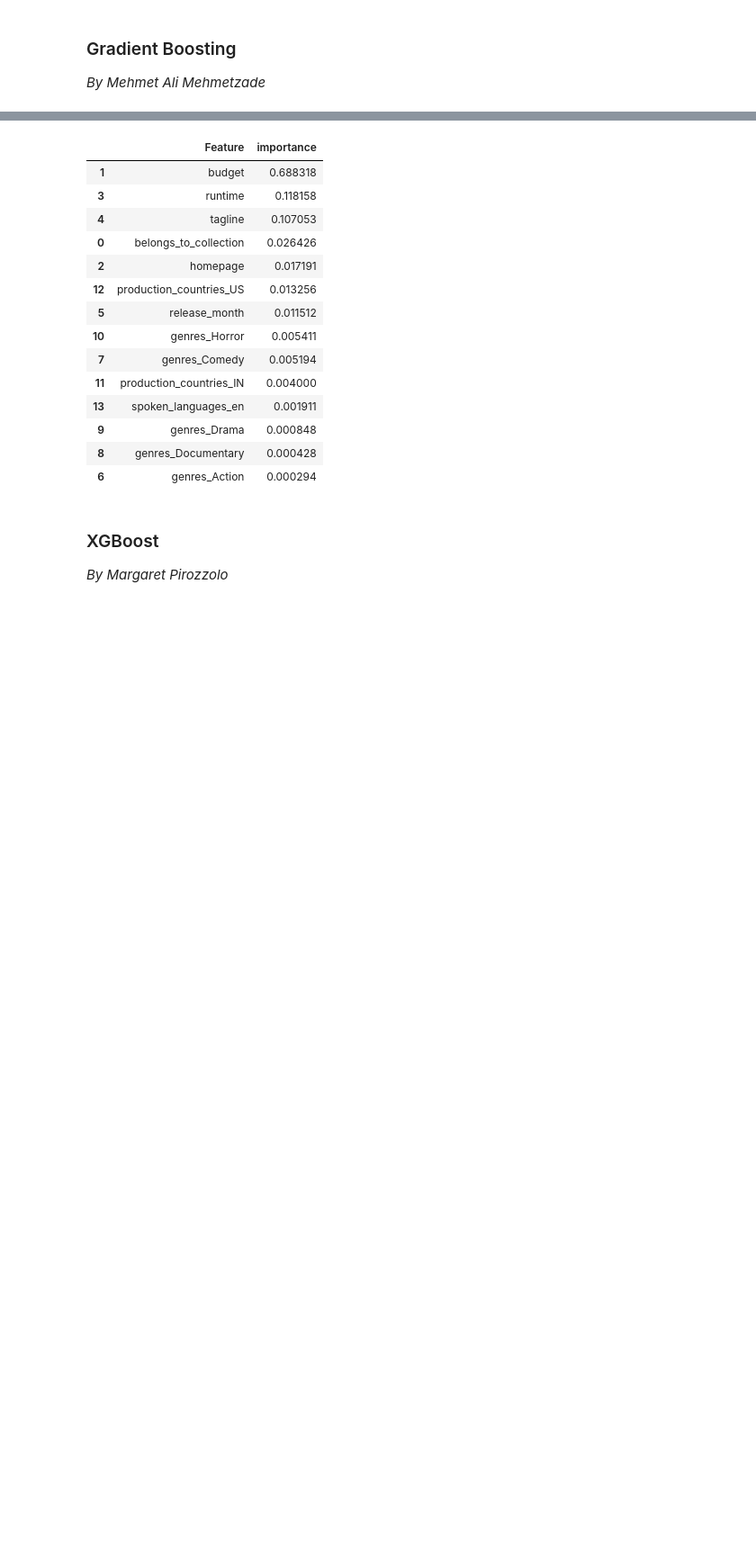
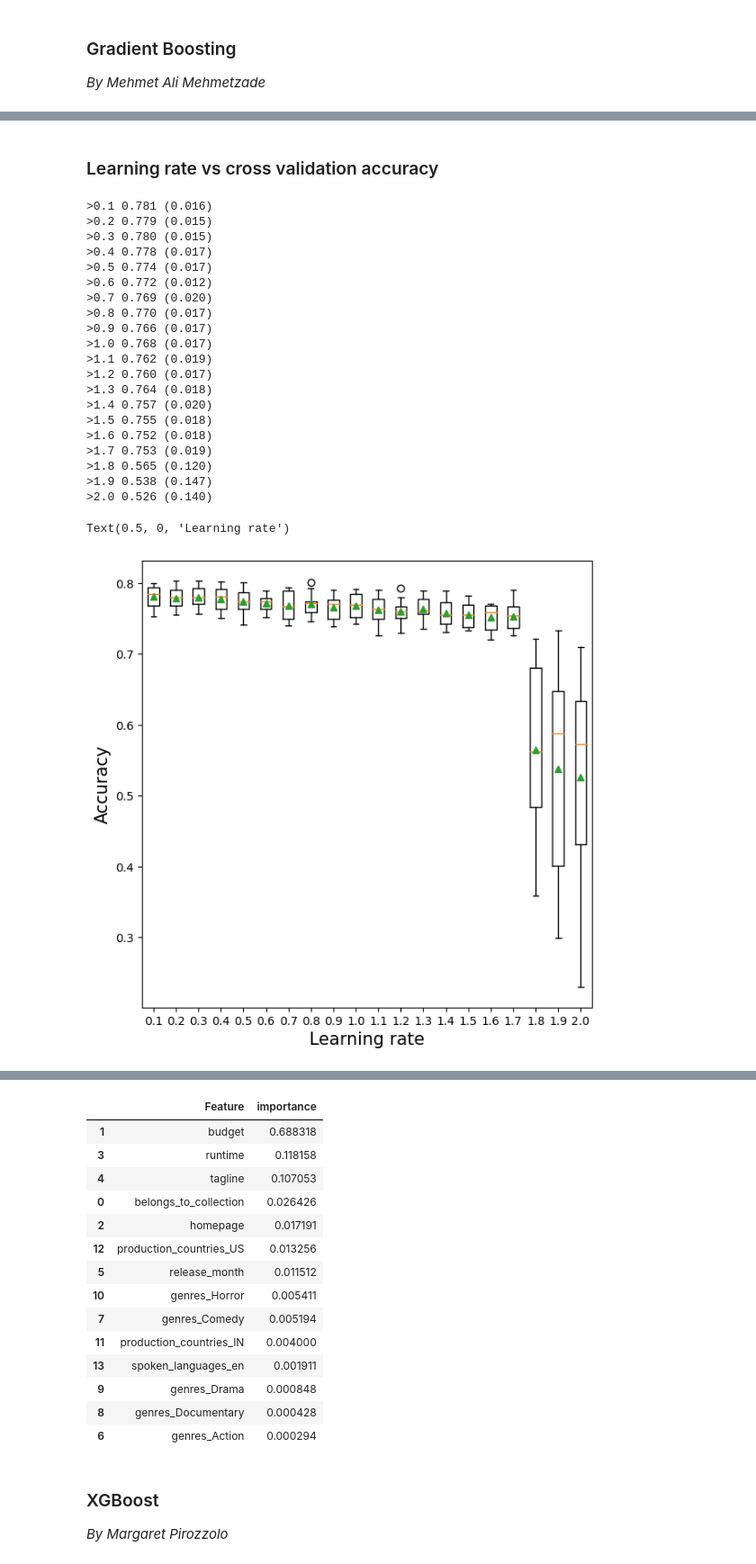
Before and after one commit to STShark00/Team-Meat, a Jupyter notebook: Project Report Template.ipynb, the cells around one changed output, grey strips where cells are left out. Shown at 90% size. Drawn from its saved outputs; the diff is of its cells as text; code cells hidden in the pictures; blank space fills up the shorter version.

```diff
--- a/Project Report Template.ipynb
+++ b/Project Report Template.ipynb
@@ -310,0 +456,59 @@ model_gb = GradientBoostingClassifier(random_state=1,max_depth=2,learning_rate=0
+# %% [markdown]
+### Learning rate vs cross validation accuracy
+# %%
+def get_models():
+    models = dict()
+    # explore learning rates from 0.1 to 2 in 0.1 increments
+    for i in np.arange(0.1, 2.1, 0.1):
+        key = '%.1f' % i
+        models[key] = GradientBoostingClassifier(learning_rate=i,random_state=1)
+    return models
+
+# evaluate a given model using cross-validation
+def evaluate_model(model, X, y):
+    # define the evaluation procedure
+    cv = KFold(n_splits=10, shuffle=True, random_state=1)
+    # evaluate the model and collect the results
+    scores = cross_val_score(model, X_train, y_train.values.ravel(), scoring='accuracy', cv=cv, n_jobs=-1)
+    return scores
+
+# get the models to evaluate
+models = get_models()
+# evaluate the models and store results
+results, names = list(), list()
+for name, model in models.items():
+    # evaluate the model
+    scores = evaluate_model(model, X_train, y_train.values.ravel())
+    # store the results
+    results.append(scores)
+    names.append(name)
+    # summarize the performance along the way
+    print('>%s %.3f (%.3f)' % (name, np.mean(scores), np.std(scores)))
+# plot model performance for comparison
+plt.figure(figsize=(7, 7))
+plt.boxplot(results, labels=names, showmeans=True)
+plt.ylabel('Accuracy',fontsize=15)
+plt.xlabel('Learning rate',fontsize=15)
+# %% [output]
+>0.1 0.781 (0.016)
+>0.2 0.779 (0.015)
+>0.3 0.780 (0.015)
+>0.4 0.778 (0.017)
+>0.5 0.774 (0.017)
+>0.6 0.772 (0.012)
+>0.7 0.769 (0.020)
+>0.8 0.770 (0.017)
+>0.9 0.766 (0.017)
+>1.0 0.768 (0.017)
+>1.1 0.762 (0.019)
+>1.2 0.760 (0.017)
+>1.3 0.764 (0.018)
+>1.4 0.757 (0.020)
+>1.5 0.755 (0.018)
+>1.6 0.752 (0.018)
+>1.7 0.753 (0.019)
+>1.8 0.565 (0.120)
+>1.9 0.538 (0.147)
+>2.0 0.526 (0.140)
+Text(0.5, 0, 'Learning rate')
+[figure, added]
```
Also changed, not shown: parts of 31 cells of this notebook.
